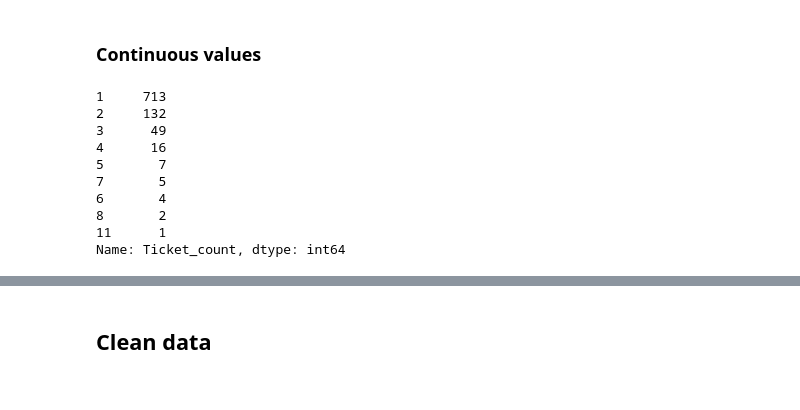
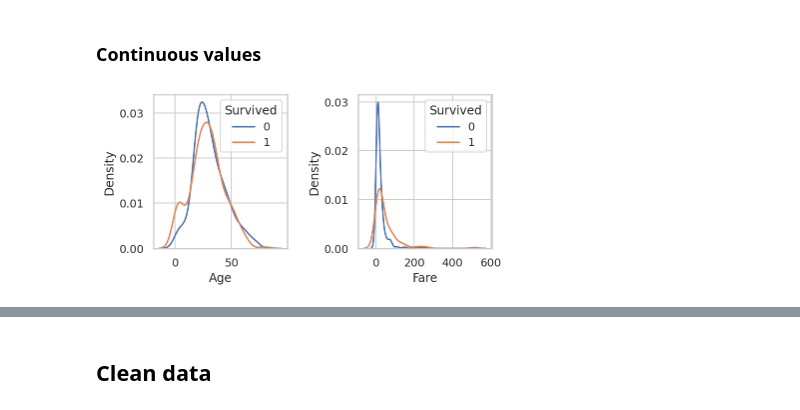
Before and after one commit to dwitvliet/kaggle-titanic, a Jupyter notebook: kaggle-titanic.ipynb, the cells around one changed output, grey strips where cells are left out. Drawn from its saved outputs; the diff is of its cells as text; code cells hidden in the pictures.

```diff
--- a/kaggle-titanic.ipynb
+++ b/kaggle-titanic.ipynb
@@ -148,16 +148,16 @@ plt.tight_layout()
 [figure]
 # %% [markdown]
 ### Continuous values
+# %%
+discrete_columns = ['Age', 'Fare']
+
+fig, axes = plt.subplots(1, 2, figsize=(6, 3))
+for i, categorical_column in enumerate(discrete_columns):
+    sns.kdeplot(data=train[train['Survived'] == 0], x=categorical_column, ax=axes[i], label='0')
+    sns.kdeplot(data=train[train['Survived'] == 1], x=categorical_column, ax=axes[i], label='1')
+    axes[i].legend(title='Survived')
+plt.tight_layout()
+# %% [output]
+[figure, added]
 # %%
-pd.concat([train, test]).assign(Ticket_count=1).groupby('Ticket')['Ticket_count'].count().value_counts()
+train = train.merge(pd.concat([train, test]).assign(Ticket_count=1).groupby('Ticket')['Ticket_count'].count(), on='Ticket')
-# %% [output]
-1     713
-2     132
-3      49
-4      16
-5       7
-7       5
-6       4
-8       2
-11      1
-Name: Ticket_count, dtype: int64
```
Also changed, not shown: parts of 2 cells of this notebook.
